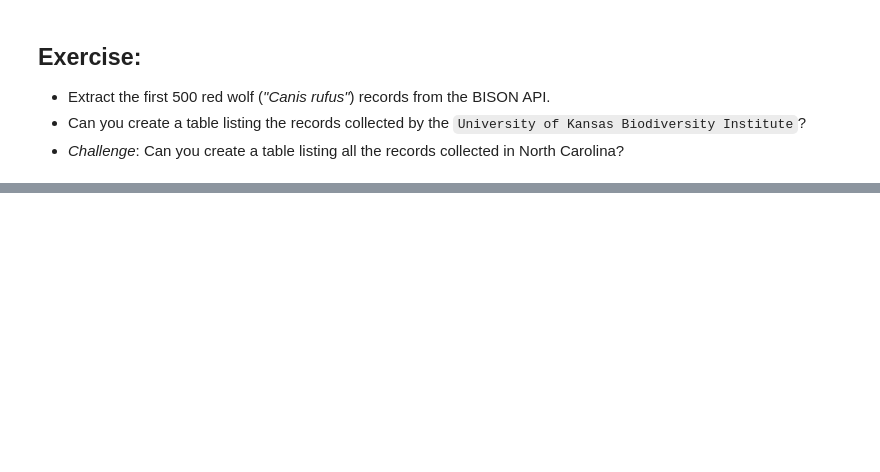
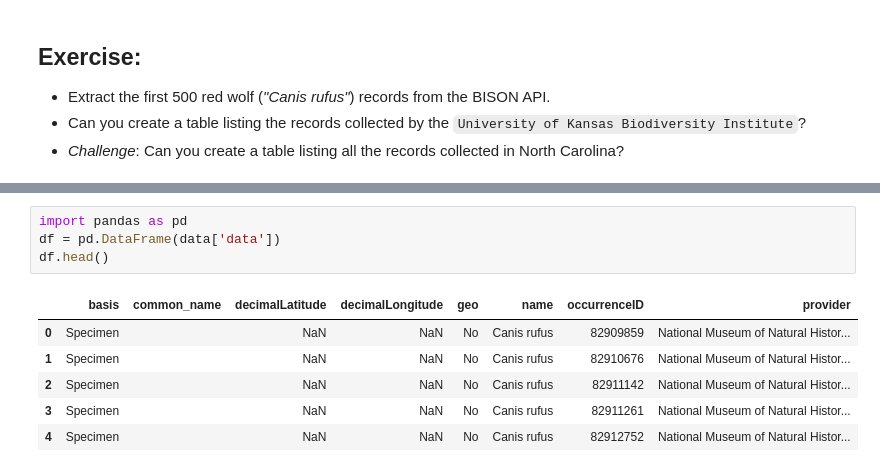
Before and after one commit to AAlatorre/UsingAPIs, a Jupyter notebook: 2a-Exploring-the-BISON-API.ipynb, the cells around one changed output, grey strips where cells are left out. Saved outputs shown, nothing was run; the diff lists cells and outputs as text; blank space fills up the shorter version.

```diff
--- a/2a-Exploring-the-BISON-API.ipynb
+++ b/2a-Exploring-the-BISON-API.ipynb
@@ -195,0 +232,11 @@ df.query("provider == 'Denver Museum of Nature & Science'")
+# %%
+import pandas as pd
+df = pd.DataFrame(data['data'])
+df.head()
+# %% [output]
+|  | basis | common_name | decimalLatitude | decimalLongitude | geo | name | occurrenceID | provider |
+| 0 | Specimen |  | NaN | NaN | No | Canis rufus | 82909859 | National Museum of Natural Histor... |
+| 1 | Specimen |  | NaN | NaN | No | Canis rufus | 82910676 | National Museum of Natural Histor... |
+| 2 | Specimen |  | NaN | NaN | No | Canis rufus | 82911142 | National Museum of Natural Histor... |
+| 3 | Specimen |  | NaN | NaN | No | Canis rufus | 82911261 | National Museum of Natural Histor... |
+| 4 | Specimen |  | NaN | NaN | No | Canis rufus | 82912752 | National Museum of Natural Histor... |
```
Also changed, not shown: parts of 10 cells of this notebook.
